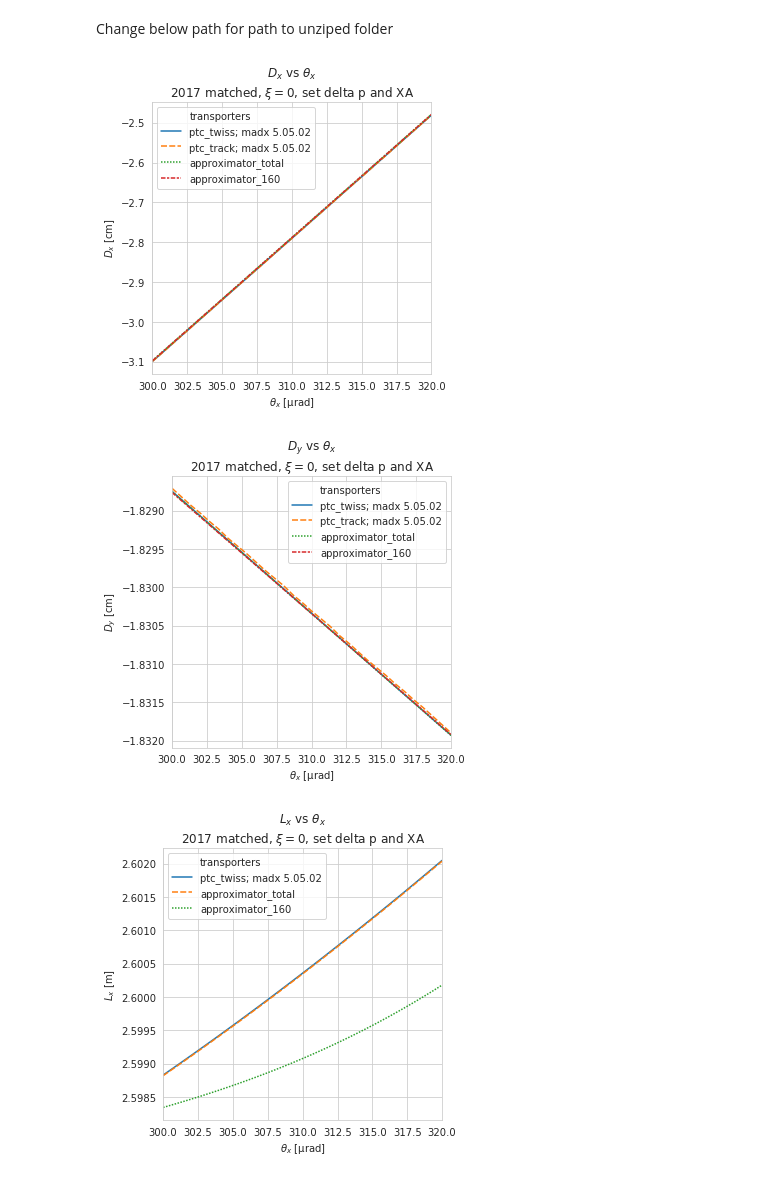
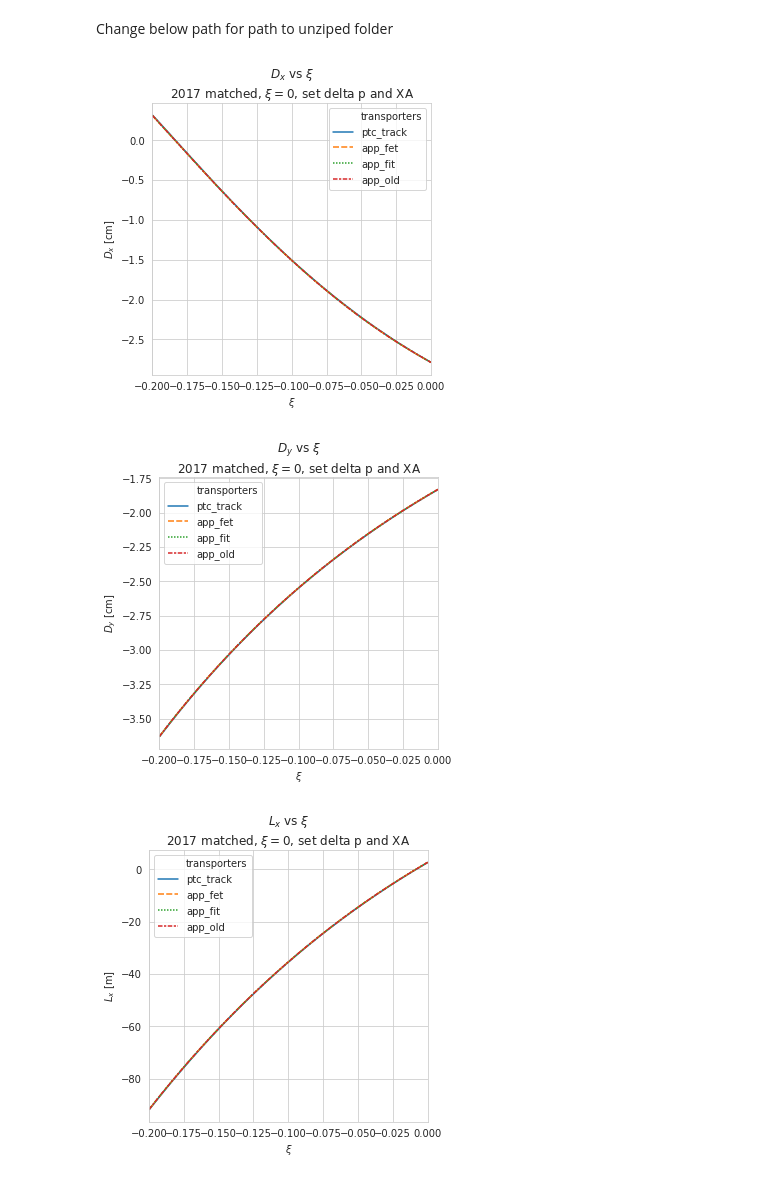
Before and after one commit to mucharafal/optics_generator_python, a Jupyter notebook: notebooks/Optics Parameters Compare 2017 Matched.ipynb, the cells around one changed output. Drawn from its saved outputs; the diff is of its cells as text; code cells hidden in the pictures.

```diff
--- a/notebooks/Optics Parameters Compare 2017 Matched.ipynb
+++ b/notebooks/Optics Parameters Compare 2017 Matched.ipynb
@@ -95,46 +89,46 @@ transporter6 = "approximator_160"
 # %%
 optical_functions_dx = {
-    transporter1: (twiss_optics_parameters.compute_d_x, twiss_configuration),
+#     transporter1: (twiss_optics_parameters.compute_d_x, twiss_configuration),
     transporter2: (track_optics_parameters.compute_d_x, track_configuration),
-    transporter3: (app_op.compute_d_x, approximator),
-#     transporter4: (app_op.compute_d_x, approximator_120),
-#     transporter5: (app_op.compute_d_x, approximator_140),
-    transporter6: (app_op.compute_d_x, approximator_160)
+    transporter3: (app_op.compute_d_x, approximator_fet),
+    transporter4: (app_op.compute_d_x, approximator_fit),
+    transporter5: (app_op.compute_d_x, approximator_old),
+#     transporter6: (app_op.compute_d_x, approximator_160)
 }
 optical_functions_dy = {
-    transporter1: (twiss_optics_parameters.compute_d_y, twiss_configuration),
+#     transporter1: (twiss_optics_parameters.compute_d_y, twiss_configuration),
     transporter2: (track_optics_parameters.compute_d_y, track_configuration),
-    transporter3: (app_op.compute_d_y, approximator),
-#     transporter4: (app_op.compute_d_y, approximator_120),
-#     transporter5: (app_op.compute_d_y, approximator_140),
-    transporter6: (app_op.compute_d_y, approximator_160)
+    transporter3: (app_op.compute_d_y, approximator_fet),
+    transporter4: (app_op.compute_d_y, approximator_fit),
+    transporter5: (app_op.compute_d_y, approximator_old),
+#     transporter6: (app_op.compute_d_y, approximator_160)
 }
 optical_functions_lx = {
-    transporter1: (twiss_optics_parameters.compute_l_x, twiss_configuration),
-#     transporter2: (track_optics_parameters.compute_l_x, track_configuration),
-    transporter3: (app_op.compute_l_x, approximator),
-#     transporter4: (app_op.compute_l_x, approximator_120),
-#     transporter5: (app_op.compute_l_x, approximator_140),
-    transporter6: (app_op.compute_l_x, approximator_160)
+#     transporter1: (twiss_optics_parameters.compute_l_x, twiss_configuration),
+    transporter2: (track_optics_parameters.compute_l_x, track_configuration),
+    transporter3: (app_op.compute_l_x, approximator_fet),
+    transporter4: (app_op.compute_l_x, approximator_fit),
+    transporter5: (app_op.compute_l_x, approximator_old),
+#     transporter6: (app_op.compute_l_x, approximator_160)
 }
 optical_functions_ly = {
-    transporter1: (twiss_optics_parameters.compute_l_y, twiss_configuration),
+#     transporter1: (twiss_optics_parameters.compute_l_y, twiss_configuration),
     transporter2: (track_optics_parameters.compute_l_y, track_configuration),
-    transporter3: (app_op.compute_l_y, approximator),
-#     transporter4: (app_op.compute_l_y, approximator_120),
-#     transporter5: (app_op.compute_l_y, approximator_140),
-    transporter6: (app_op.compute_l_y, approximator_160)
+    transporter3: (app_op.compute_l_y, approximator_fet),
+    transporter4: (app_op.compute_l_y, approximator_fit),
+    transporter5: (app_op.compute_l_y, approximator_old),
+#     transporter6: (app_op.compute_l_y, approximator_160)
 }
 # %%
-plotter.plot_optical_functions(bunch_configuration, optical_functions_dx, "theta x", "D x", title_sufix, plot_size=5)
+plotter.plot_optical_functions(bunch_configuration, optical_functions_dx, "pt", "D x", title_sufix, plot_size=5)
 # %% [output]
-[figure, old version]
+[figure, new version]
 # %%
-plotter.plot_optical_functions(bunch_configuration, optical_functions_dy, "theta x", "D y", title_sufix, plot_size=5)
+plotter.plot_optical_functions(bunch_configuration, optical_functions_dy, "pt", "D y", title_sufix, plot_size=5)
 # %% [output]
-[figure, old version]
+[figure, new version]
 # %%
-plotter.plot_optical_functions(bunch_configuration, optical_functions_lx, "theta x", "L x", title_sufix, plot_size=5)
+plotter.plot_optical_functions(bunch_configuration, optical_functions_lx, "pt", "L x", title_sufix, plot_size=5)
 # %% [output]
-[figure, old version]
+[figure, new version]
 # %%
```
Also changed, not shown: parts of 12 cells of this notebook, 7 other files.
